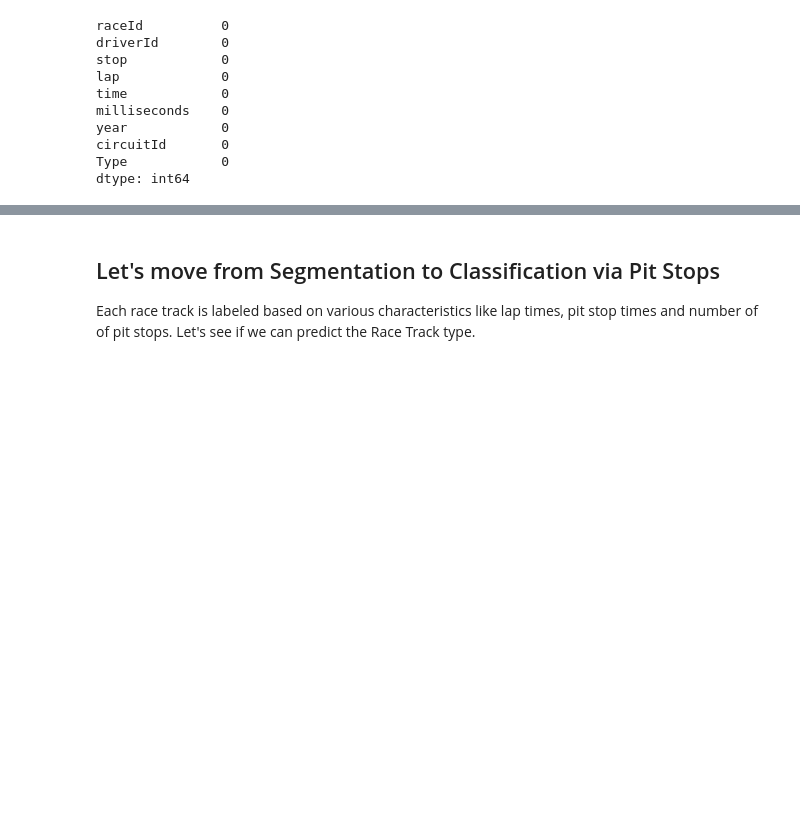
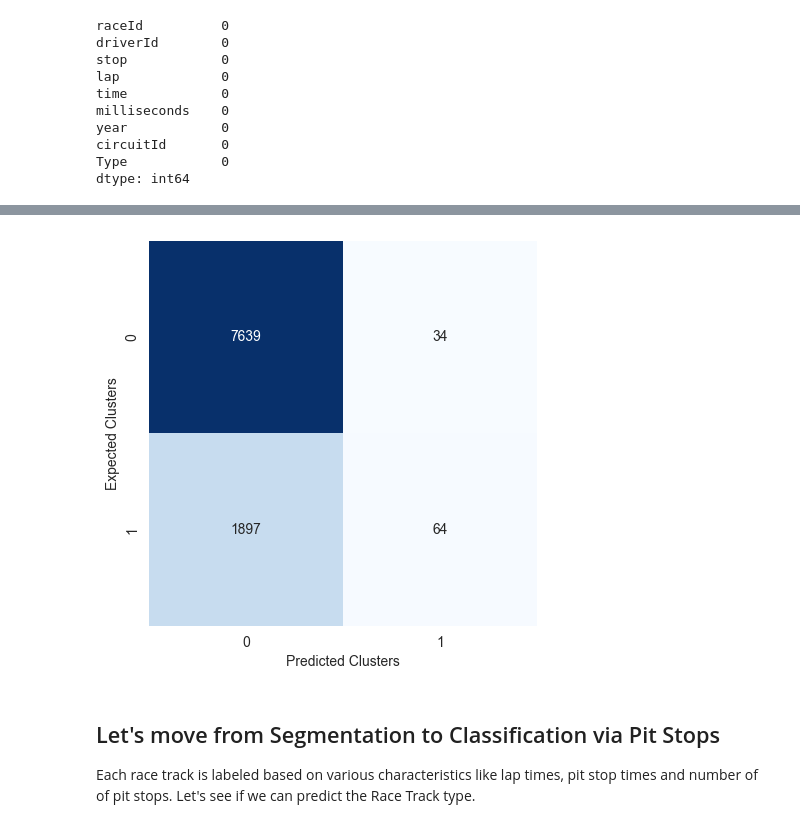
Before and after one commit to arvyz/f1, a Jupyter notebook: F1_circuit_prediction.ipynb, the cells around one changed output, grey strips where cells are left out. Cells and saved outputs as stored; diff of their text form; code cells hidden in the pictures; blank space fills up the shorter version.

```diff
--- a/F1_circuit_prediction.ipynb
+++ b/F1_circuit_prediction.ipynb
@@ -589,0 +637,7 @@ How does it map to real-life? - Not well
+# %%
+from sklearn.preprocessing import StandardScaler
+from sklearn.cluster import SpectralClustering
+
+# Create a SpectralClustering instance and fit it to the data
+spectral_pit = SpectralClustering(n_clusters=2, affinity='nearest_neighbors')
+spectral_clusters_pit = spectral_pit.fit_predict(X_pit_std)
@@ -589,0 +649,14 @@ How does it map to real-life? - Not well
+# %%
+from sklearn.metrics import confusion_matrix
+
+# Calculate confusion matrix
+cm = confusion_matrix(y_pit, spectral_clusters_pit)
+
+# Plot confusion matrix
+plt.figure(figsize=(5, 5))
+sns.heatmap(cm, annot=True, fmt="d", cmap="Blues", cbar=False)
+plt.xlabel('Predicted Clusters')
+plt.ylabel('Expected Clusters')
+plt.show()
+# %% [output]
+[figure, added]
```
Also changed, not shown: parts of 8 cells of this notebook, 1 other file.
